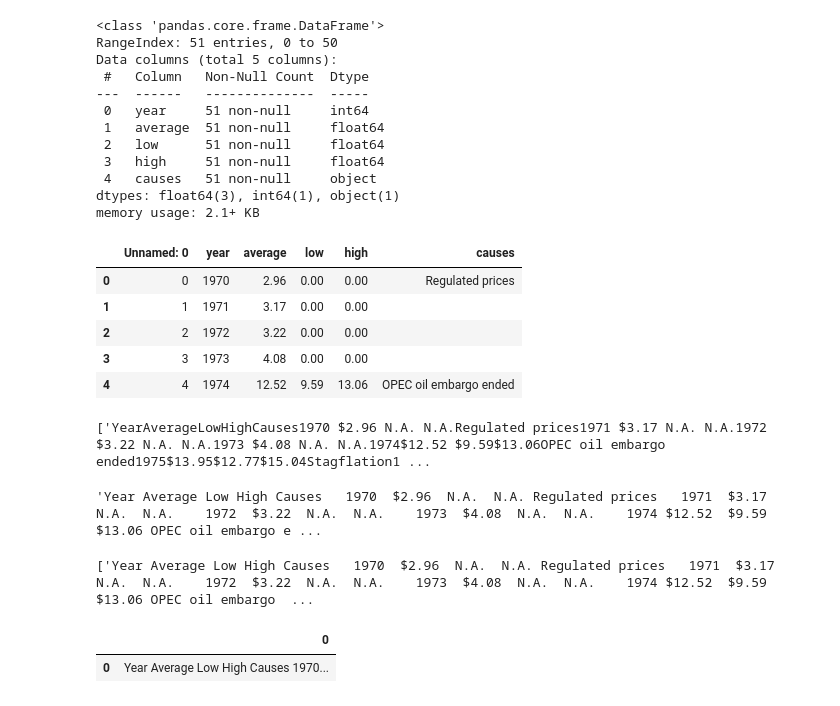
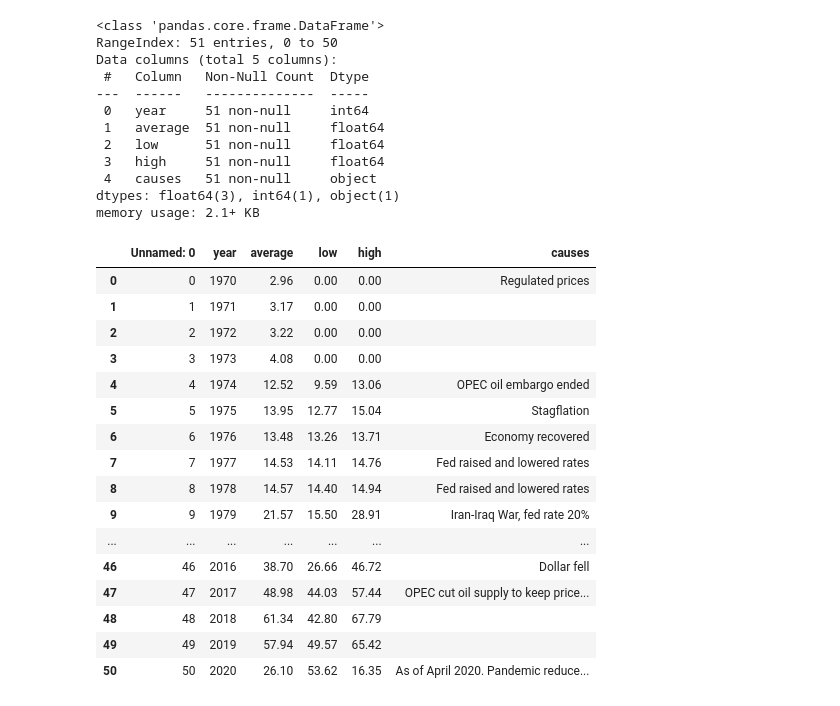
Before and after one commit to Ayomi-tech/Silver-Price-and-Oil-Price-interaction, a Jupyter notebook: scrapping oil price main.ipynb, the cells around one changed output. Cells and saved outputs as stored; diff of their text form; code cells hidden in the pictures.

```diff
--- a/scrapping oil price main.ipynb
+++ b/scrapping oil price main.ipynb
@@ -175,34 +175,22 @@ memory usage: 2.1+ KB
 df.to_csv('oil.price_csv')
 # %%
 new = pd.read_csv('oil.price_csv')
-new.head()
+new
 # %% [output]
 |  | Unnamed: 0 | year | average | low | high | causes |
 | 0 | 0 | 1970 | 2.96 | 0.00 | 0.00 | Regulated prices |
 | 1 | 1 | 1971 | 3.17 | 0.00 | 0.00 |  |
 | 2 | 2 | 1972 | 3.22 | 0.00 | 0.00 |  |
 | 3 | 3 | 1973 | 4.08 | 0.00 | 0.00 |  |
 | 4 | 4 | 1974 | 12.52 | 9.59 | 13.06 | OPEC oil embargo ended |
+| 5 | 5 | 1975 | 13.95 | 12.77 | 15.04 | Stagflation |
+| 6 | 6 | 1976 | 13.48 | 13.26 | 13.71 | Economy recovered |
+| 7 | 7 | 1977 | 14.53 | 14.11 | 14.76 | Fed raised and lowered rates |
+| 8 | 8 | 1978 | 14.57 | 14.40 | 14.94 | Fed raised and lowered rates |
+| 9 | 9 | 1979 | 21.57 | 15.50 | 28.91 | Iran-Iraq War, fed rate 20% |
+| ... | ... | ... | ... | ... | ... | ... |
+| 46 | 46 | 2016 | 38.70 | 26.66 | 46.72 | Dollar fell |
+| 47 | 47 | 2017 | 48.98 | 44.03 | 57.44 | OPEC cut oil supply to keep price... |
+| 48 | 48 | 2018 | 61.34 | 42.80 | 67.79 |  |
+| 49 | 49 | 2019 | 57.94 | 49.57 | 65.42 |  |
+| 50 | 50 | 2020 | 26.10 | 53.62 | 16.35 | As of April 2020. Pandemic reduce... |
-# %%
-results = [name.text.replace('\n', ' ') for name in names]
-results
-
-
-#r2 =results[0].strip('\n')
-# %% [output]
-['YearAverageLowHighCauses1970 $2.96 N.A. N.A.Regulated prices1971 $3.17 N.A. N.A.1972 $3.22 N.A. N.A.1973 $4.08 N.A. N.A.1974$12.52 $9.59$13.06OPEC oil embargo ended1975$13.95$12.77$15.04Stagflation1 ...
-# %%
-results1 = results[0].strip().replace('\xa0','')
-results1
-# %% [output]
-'Year Average Low High Causes   1970  $2.96  N.A.  N.A. Regulated prices   1971  $3.17  N.A.  N.A.    1972  $3.22  N.A.  N.A.    1973  $4.08  N.A.  N.A.    1974 $12.52  $9.59 $13.06 OPEC oil embargo e ...
-# %%
-r2 = results1.split("\d\d\d\d")
-r2
-# %% [output]
-['Year Average Low High Causes   1970  $2.96  N.A.  N.A. Regulated prices   1971  $3.17  N.A.  N.A.    1972  $3.22  N.A.  N.A.    1973  $4.08  N.A.  N.A.    1974 $12.52  $9.59 $13.06 OPEC oil embargo  ...
-# %%
-pd.DataFrame(r2)
-# %% [output]
-|  | 0 |
-| 0 | Year Average Low High Causes 1970... |
```
Also changed, not shown: 3 other files.
